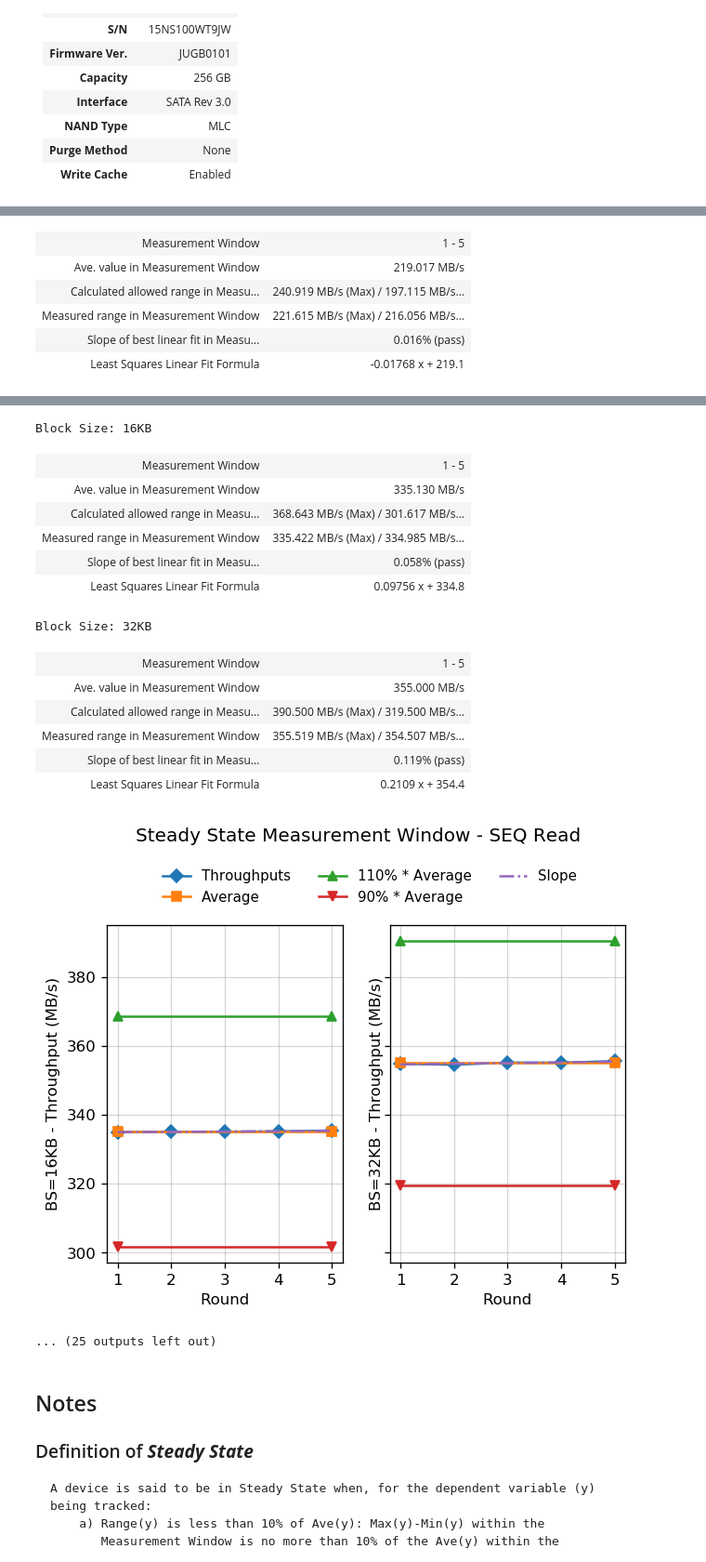
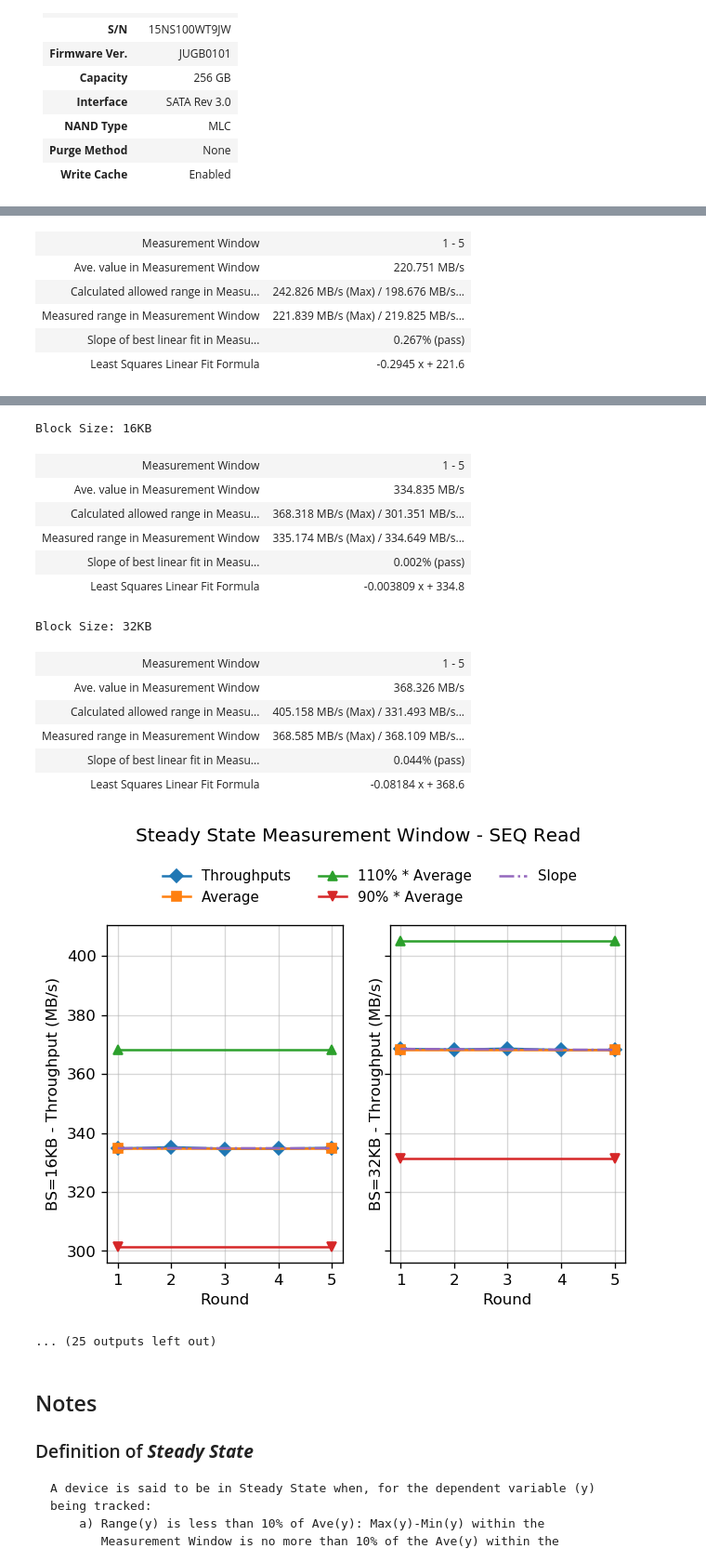
Before and after one commit to ljishen/SSSPT, a Jupyter notebook: analysis/notebooks/throughput_test_rockpro64.ipynb, the cells around one changed output, grey strips where cells are left out. Shown at 93% size. Cells and saved outputs as stored; diff of their text form; code cells hidden in the pictures.

```diff
--- a/analysis/notebooks/throughput_test_rockpro64.ipynb
+++ b/analysis/notebooks/throughput_test_rockpro64.ipynb
@@ -165,7 +165,7 @@
 # %%
 %run 'common/plot_throughput.py'
 
-profiles_dirname = 'rockpro64/throughput/1'
+profiles_dirname = 'rockpro64/throughput/5'
 
 plot_ss_convergence(profiles_dirname)
 plot_ss_measurement_window(profiles_dirname)
@@ -183,7 +183,7 @@ Block Size: 4KB
 Block Size: 8KB
 | Measurement Window | 1 - 5 |
-| Ave. value in Measurement Window | 219.017 MB/s |
-| Calculated allowed range in Measu... | 240.919 MB/s (Max) / 197.115 MB/s... |
-| Measured range in Measurement Window | 221.615 MB/s (Max) / 216.056 MB/s... |
-| Slope of best linear fit in Measu... | 0.016% (pass) |
-| Least Squares Linear Fit Formula | -0.01768 x + 219.1 |
+| Ave. value in Measurement Window | 220.751 MB/s |
+| Calculated allowed range in Measu... | 242.826 MB/s (Max) / 198.676 MB/s... |
+| Measured range in Measurement Window | 221.839 MB/s (Max) / 219.825 MB/s... |
+| Slope of best linear fit in Measu... | 0.267% (pass) |
+| Least Squares Linear Fit Formula | -0.2945 x + 221.6 |
@@ -191,18 +191,18 @@ Block Size: 8KB
 Block Size: 16KB
 | Measurement Window | 1 - 5 |
-| Ave. value in Measurement Window | 335.130 MB/s |
-| Calculated allowed range in Measu... | 368.643 MB/s (Max) / 301.617 MB/s... |
-| Measured range in Measurement Window | 335.422 MB/s (Max) / 334.985 MB/s... |
-| Slope of best linear fit in Measu... | 0.058% (pass) |
-| Least Squares Linear Fit Formula | 0.09756 x + 334.8 |
+| Ave. value in Measurement Window | 334.835 MB/s |
+| Calculated allowed range in Measu... | 368.318 MB/s (Max) / 301.351 MB/s... |
+| Measured range in Measurement Window | 335.174 MB/s (Max) / 334.649 MB/s... |
+| Slope of best linear fit in Measu... | 0.002% (pass) |
+| Least Squares Linear Fit Formula | -0.003809 x + 334.8 |
 Block Size: 32KB
 | Measurement Window | 1 - 5 |
-| Ave. value in Measurement Window | 355.000 MB/s |
-| Calculated allowed range in Measu... | 390.500 MB/s (Max) / 319.500 MB/s... |
-| Measured range in Measurement Window | 355.519 MB/s (Max) / 354.507 MB/s... |
-| Slope of best linear fit in Measu... | 0.119% (pass) |
-| Least Squares Linear Fit Formula | 0.2109 x + 354.4 |
+| Ave. value in Measurement Window | 368.326 MB/s |
+| Calculated allowed range in Measu... | 405.158 MB/s (Max) / 331.493 MB/s... |
+| Measured range in Measurement Window | 368.585 MB/s (Max) / 368.109 MB/s... |
+| Slope of best linear fit in Measu... | 0.044% (pass) |
+| Least Squares Linear Fit Formula | -0.08184 x + 368.6 |
-[figure, old version]
+[figure, new version]
 ... (25 outputs left out)
 # %% [markdown]
 ## Notes
```
Also changed, not shown: parts of 1 cell of this notebook, 6 other files.
